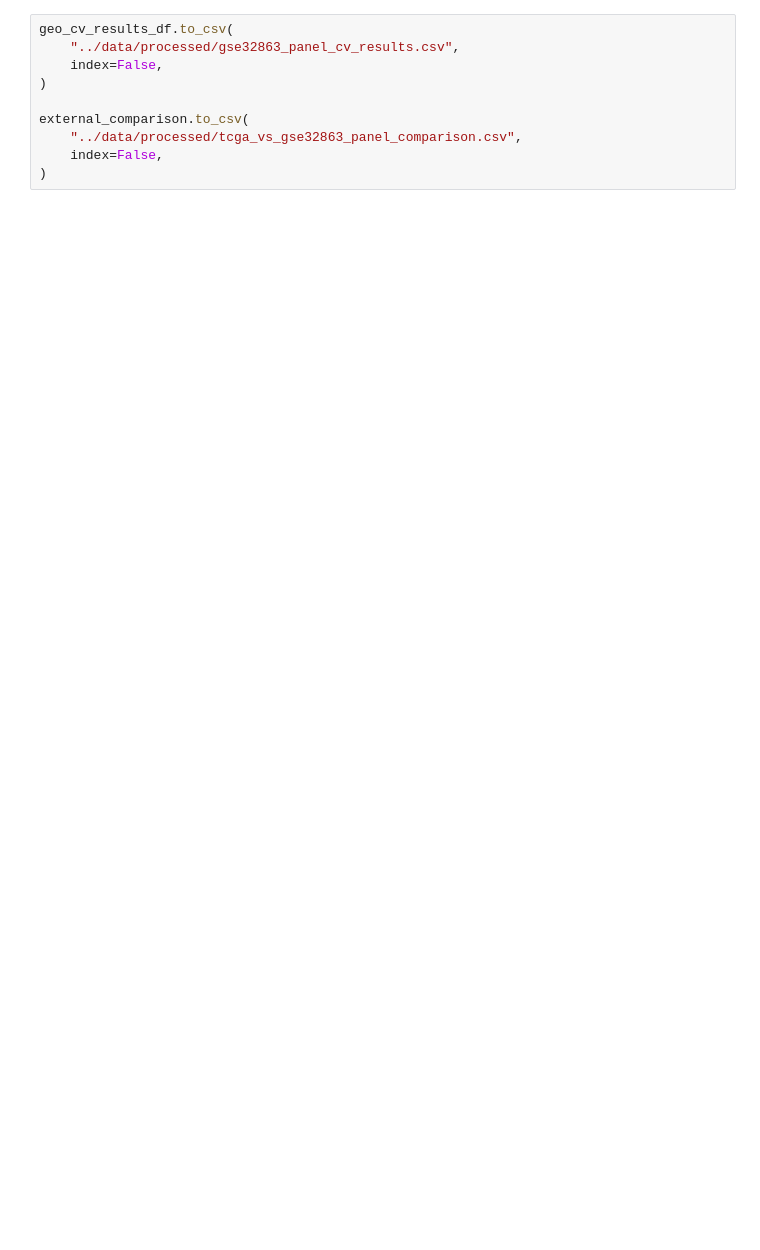
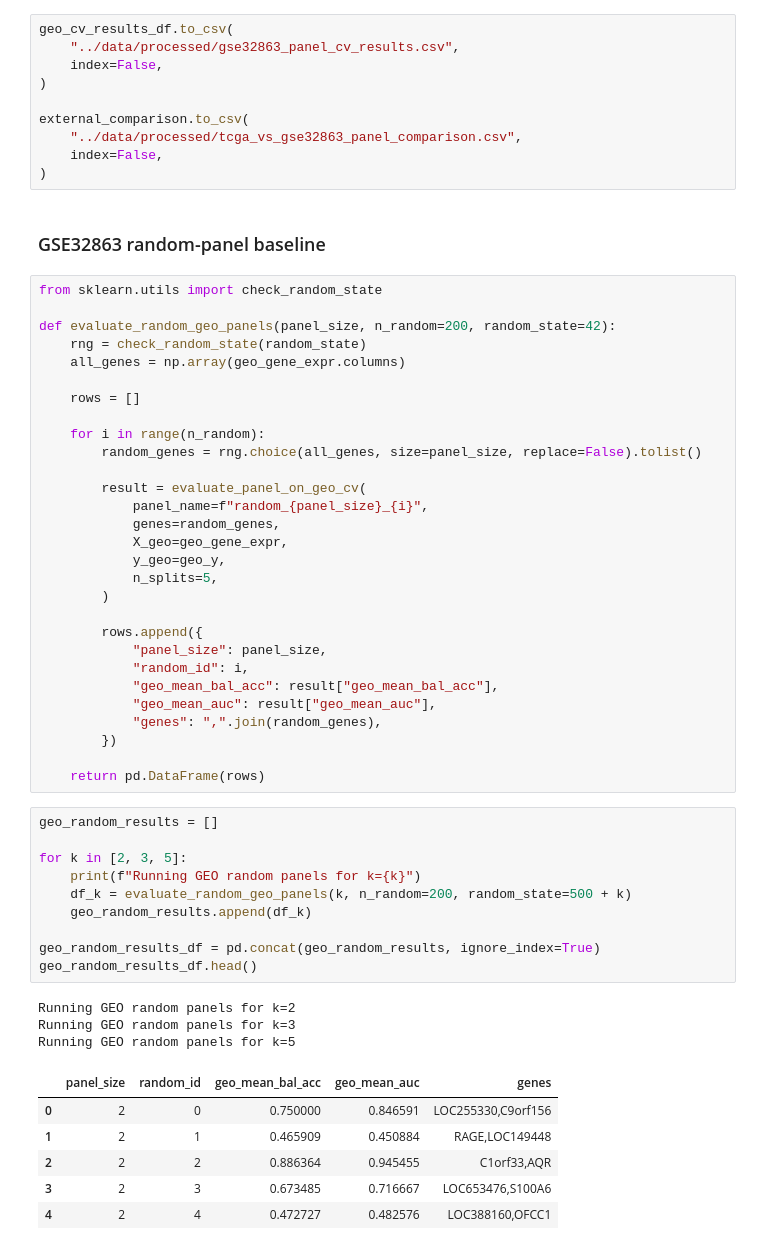
Before and after one commit to aditya-git16/cancer-lab, a Jupyter notebook: notebooks/07_external_geo_validation_plan.ipynb, the cells around one changed output. Cells and saved outputs as stored; diff of their text form; blank space fills up the shorter version.

```diff
--- a/notebooks/07_external_geo_validation_plan.ipynb
+++ b/notebooks/07_external_geo_validation_plan.ipynb
@@ -476,3 +476,54 @@ external_comparison.to_csv(
     "../data/processed/tcga_vs_gse32863_panel_comparison.csv",
     index=False,
 )
+# %% [markdown]
+### GSE32863 random-panel baseline
+# %%
+from sklearn.utils import check_random_state
+
+def evaluate_random_geo_panels(panel_size, n_random=200, random_state=42):
+    rng = check_random_state(random_state)
+    all_genes = np.array(geo_gene_expr.columns)
+
+    rows = []
+
+    for i in range(n_random):
+        random_genes = rng.choice(all_genes, size=panel_size, replace=False).tolist()
+
+        result = evaluate_panel_on_geo_cv(
+            panel_name=f"random_{panel_size}_{i}",
+            genes=random_genes,
+            X_geo=geo_gene_expr,
+            y_geo=geo_y,
+            n_splits=5,
+        )
+
+        rows.append({
+            "panel_size": panel_size,
+            "random_id": i,
+            "geo_mean_bal_acc": result["geo_mean_bal_acc"],
+            "geo_mean_auc": result["geo_mean_auc"],
+            "genes": ",".join(random_genes),
+        })
+
+    return pd.DataFrame(rows)
+# %%
+geo_random_results = []
+
+for k in [2, 3, 5]:
+    print(f"Running GEO random panels for k={k}")
+    df_k = evaluate_random_geo_panels(k, n_random=200, random_state=500 + k)
+    geo_random_results.append(df_k)
+
+geo_random_results_df = pd.concat(geo_random_results, ignore_index=True)
+geo_random_results_df.head()
+# %% [output]
+Running GEO random panels for k=2
+Running GEO random panels for k=3
+Running GEO random panels for k=5
+|  | panel_size | random_id | geo_mean_bal_acc | geo_mean_auc | genes |
+| 0 | 2 | 0 | 0.750000 | 0.846591 | LOC255330,C9orf156 |
+| 1 | 2 | 1 | 0.465909 | 0.450884 | RAGE,LOC149448 |
+| 2 | 2 | 2 | 0.886364 | 0.945455 | C1orf33,AQR |
+| 3 | 2 | 3 | 0.673485 | 0.716667 | LOC653476,S100A6 |
+| 4 | 2 | 4 | 0.472727 | 0.482576 | LOC388160,OFCC1 |
```
Also changed, not shown: parts of 4 cells of this notebook.
